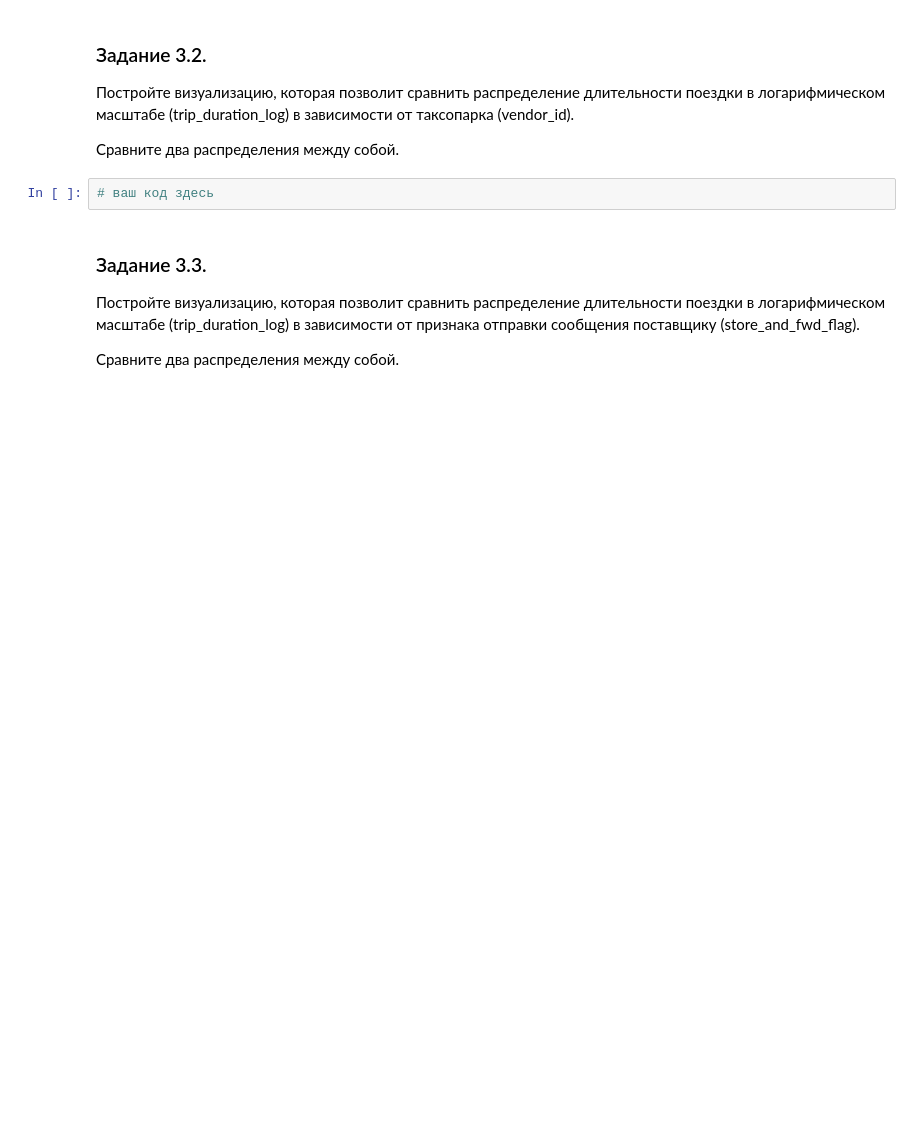
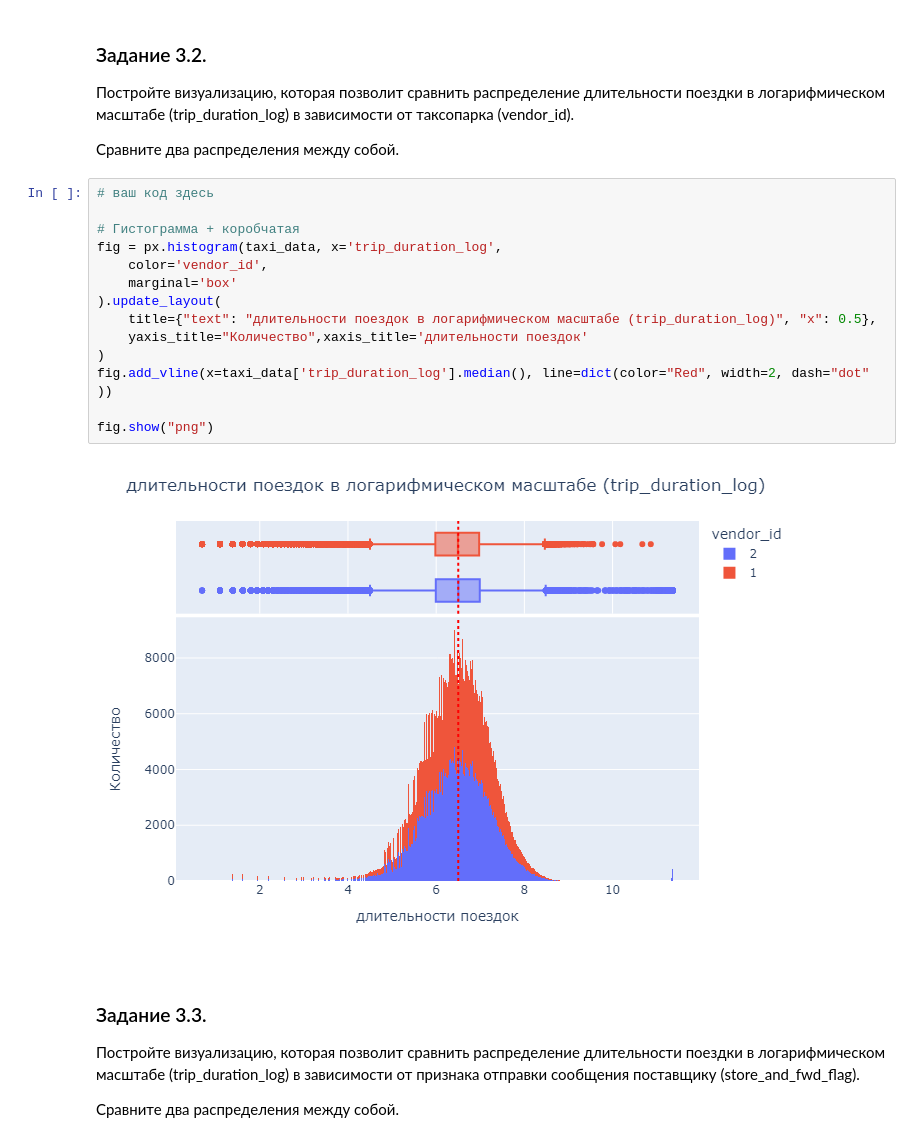
Before and after one commit to GloriTV/Lesson, a Jupyter notebook: MATH&ML/Project-5/Project-5._Ноутбук-шаблон.ipynb, the cells around one changed output. Cells and saved outputs as stored; diff of their text form; blank space fills up the shorter version.

```diff
--- a/MATH&ML/Project-5/Project-5._Ноутбук-шаблон.ipynb
+++ b/MATH&ML/Project-5/Project-5._Ноутбук-шаблон.ipynb
@@ -479,8 +564,22 @@ taxi_data['trip_duration_log'] = np.log(taxi_data['trip_duration']+1)
 Постройте визуализацию, которая позволит сравнить распределение длительности поездки в логарифмическом масштабе (trip_duration_log) в зависимости от таксопарка (vendor_id).
 
 Сравните два распределения между собой.
-# %%
-# ваш код здесь
+# %%
+# ваш код здесь
+
+# Гистограмма + коробчатая
+fig = px.histogram(taxi_data, x='trip_duration_log',
+    color='vendor_id',
+    marginal='box'
+).update_layout(
+    title={"text": "длительности поездок в логарифмическом масштабе (trip_duration_log)", "x": 0.5},
+    yaxis_title="Количество",xaxis_title='длительности поездок'
+)
+fig.add_vline(x=taxi_data['trip_duration_log'].median(), line=dict(color="Red", width=2, dash="dot" ))
+
+fig.show("png")
+# %% [output]
+[figure, added]
 # %% [markdown]
 ### Задание 3.3.
 Постройте визуализацию, которая позволит сравнить распределение длительности поездки в логарифмическом масштабе (trip_duration_log) в зависимости от признака отправки сообщения поставщику (store_and_fwd_flag).
```
Also changed, not shown: parts of 60 cells of this notebook.
